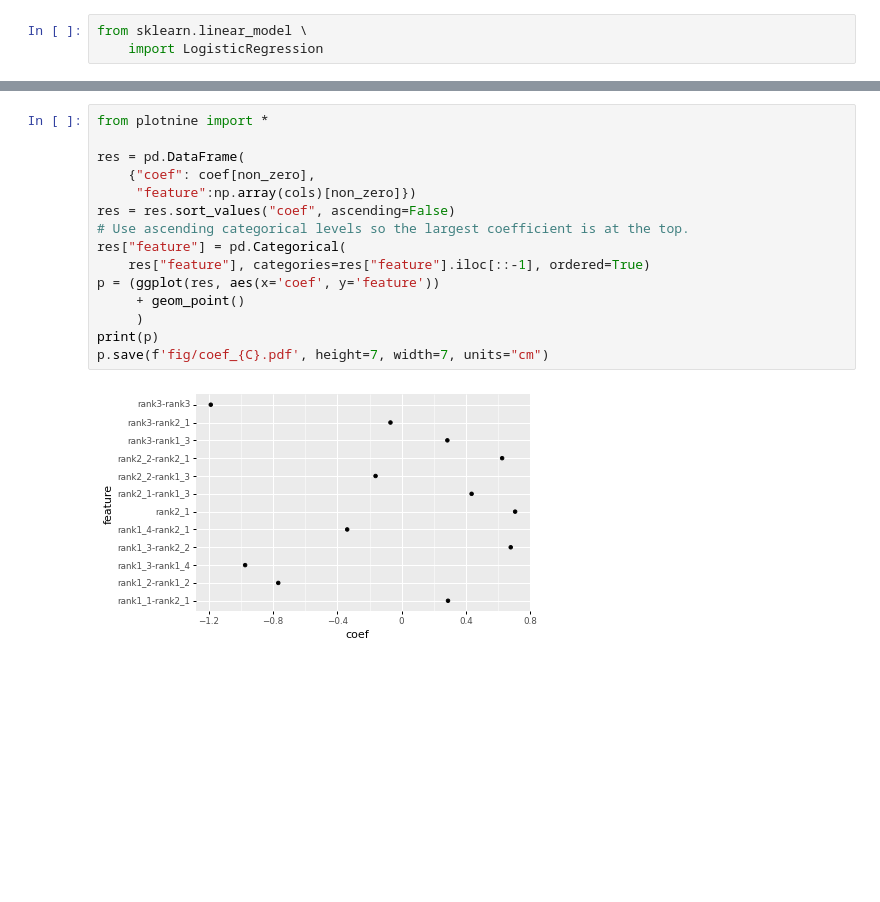
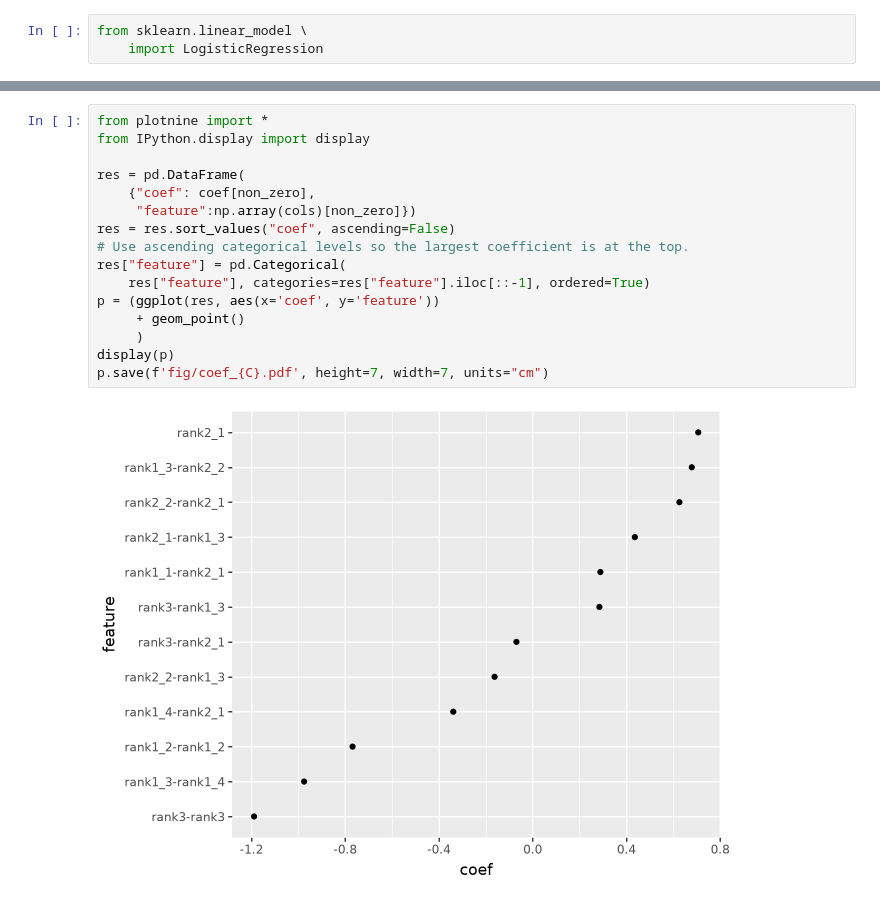
Before and after one commit to kishiyamat/jcss-2022-repl, a Jupyter notebook: analysis_en.ipynb, the cells around one changed output, grey strips where cells are left out. Saved outputs shown, nothing was run; the diff lists cells and outputs as text; blank space fills up the shorter version.

```diff
--- a/analysis_en.ipynb
+++ b/analysis_en.ipynb
@@ -115,17 +115,18 @@ sum(non_zero)
 # %%
 from plotnine import *
+from IPython.display import display
 
 res = pd.DataFrame(
     {"coef": coef[non_zero],
      "feature":np.array(cols)[non_zero]})
 res = res.sort_values("coef", ascending=False)
 # Use ascending categorical levels so the largest coefficient is at the top.
 res["feature"] = pd.Categorical(
     res["feature"], categories=res["feature"].iloc[::-1], ordered=True)
 p = (ggplot(res, aes(x='coef', y='feature'))
      + geom_point()
      )
-print(p)
+display(p)
 p.save(f'fig/coef_{C}.pdf', height=7, width=7, units="cm")
 # %% [output]
-[figure, old version]
+[figure, new version]
```
Also changed, not shown: parts of 5 cells of this notebook, 1 other file.
